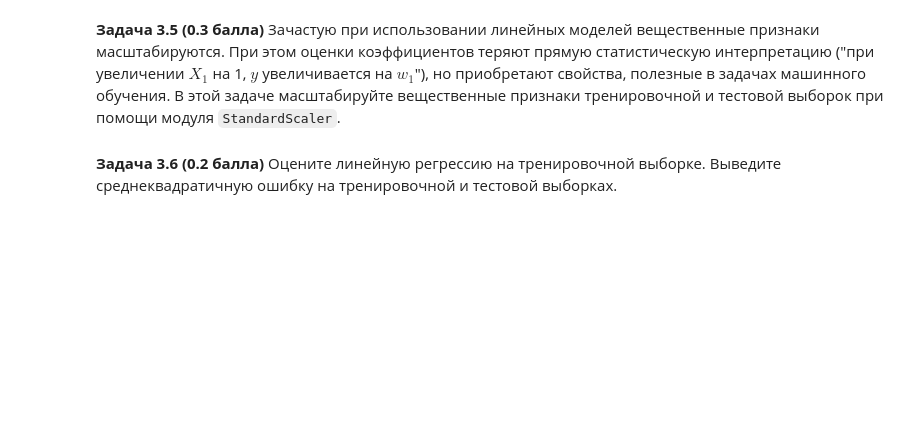
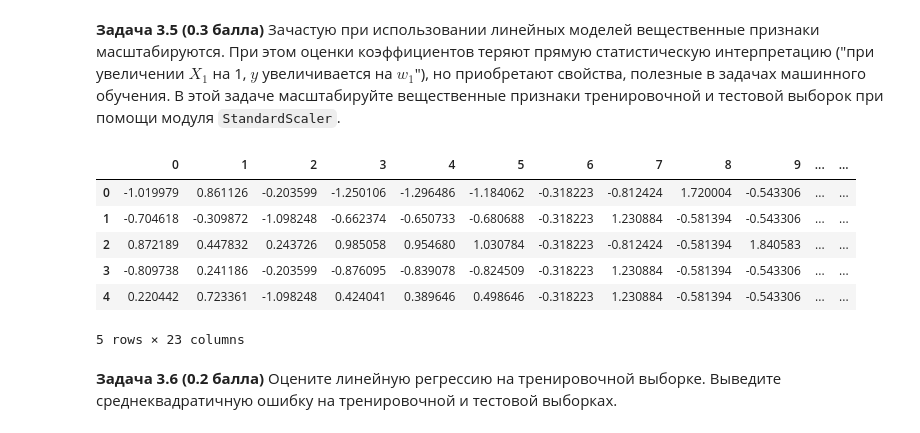
Before and after one commit to Vdmrl/HSE-IDA-ML, a Jupyter notebook: hw4/hw04_knn_linreg.ipynb, the cells around one changed output. Saved outputs shown, nothing was run; the diff lists cells and outputs as text; code cells hidden in the pictures; blank space fills up the shorter version.

```diff
--- a/hw4/hw04_knn_linreg.ipynb
+++ b/hw4/hw04_knn_linreg.ipynb
@@ -344,0 +369,9 @@ data.select_dtypes(exclude='number')
+# %%
+print("Количество пропусков во всех данных:", (data.isnull().sum().sum()))  # нет пропусков
+
+# Бесмыссленные данные можно определить по низкой дисперсии (то есть параметр практически не будет меняться и влиять на регрессию, практически вырождаясь в константу, мешающую обучению)
+# Также можно отобрать признаки на основе корреляции между признаками и целевой переменной.
+# Но, поскольку на этом этапе мы ещё даже не разделили и не масштабировали данные,
+# делаю вывод, что достаточно только убрать первый unnamed столбец, обозначающий номер бриллианта)
+data.drop(labels=["Unnamed: 0"], axis=1, inplace=True)
+data.head()
@@ -351,2 +416,16 @@ data.select_dtypes(exclude='number')
 # %% [markdown]
 **Задача 3.4 (0.2 балла)** Разделите выборку на тренировочную и тестовую. Долю тестовой выборки укажите равной 0.3. Не забудьте про параметр `stratify`.
+# %%
+from sklearn.model_selection import train_test_split
+
+np.random.seed(123)
+
+y = data_onehot["price"]
+X = data_onehot.drop(labels=["price"], axis=1)
+# Параметр statify в данном случае мне кажется не нужен,
+# так как целевая переменная линейной регрессии это число, то есть класс из одного типа.
+X_train, X_test, y_train, y_test = train_test_split(X, y, test_size=0.3)#, stratify=y)
+display(X_train.head(5))
+display(X_test.head(5))
+display(y_train[:5])
+display(y_test[:5])
@@ -353,4 +459,19 @@ data.select_dtypes(exclude='number')
 # %% [markdown]
 **Задача 3.5 (0.3 балла)** Зачастую при использовании линейных моделей вещественные признаки масштабируются. При этом оценки коэффициентов теряют прямую статистическую интерпретацию ("при увеличении $X_1$ на 1, $y$ увеличивается на $w_1$"), но приобретают свойства, полезные в задачах машинного обучения. В этой задаче масштабируйте вещественные признаки тренировочной и тестовой выборок при помощи модуля `StandardScaler`.
+# %%
+from sklearn.preprocessing import StandardScaler
+
+normalizer = StandardScaler()
+X_train = pd.DataFrame(normalizer.fit_transform(X_train))
+X_test = pd.DataFrame(normalizer.transform(X_test))
+X_test.head()
+# %% [output]
+|  | 0 | 1 | 2 | 3 | 4 | 5 | 6 | 7 | 8 | 9 | ... | ... |
+| 0 | -1.019979 | 0.861126 | -0.203599 | -1.250106 | -1.296486 | -1.184062 | -0.318223 | -0.812424 | 1.720004 | -0.543306 | ... | ... |
+| 1 | -0.704618 | -0.309872 | -1.098248 | -0.662374 | -0.650733 | -0.680688 | -0.318223 | 1.230884 | -0.581394 | -0.543306 | ... | ... |
+| 2 | 0.872189 | 0.447832 | 0.243726 | 0.985058 | 0.954680 | 1.030784 | -0.318223 | -0.812424 | -0.581394 | 1.840583 | ... | ... |
+| 3 | -0.809738 | 0.241186 | -0.203599 | -0.876095 | -0.839078 | -0.824509 | -0.318223 | 1.230884 | -0.581394 | -0.543306 | ... | ... |
+| 4 | 0.220442 | 0.723361 | -1.098248 | 0.424041 | 0.389646 | 0.498646 | -0.318223 | 1.230884 | -0.581394 | -0.543306 | ... | ... |
+5 rows × 23 columns
 # %% [markdown]
 **Задача 3.6 (0.2 балла)** Оцените линейную регрессию на тренировочной выборке. Выведите среднеквадратичную ошибку на тренировочной и тестовой выборках.
```
Also changed, not shown: parts of 11 cells of this notebook.
